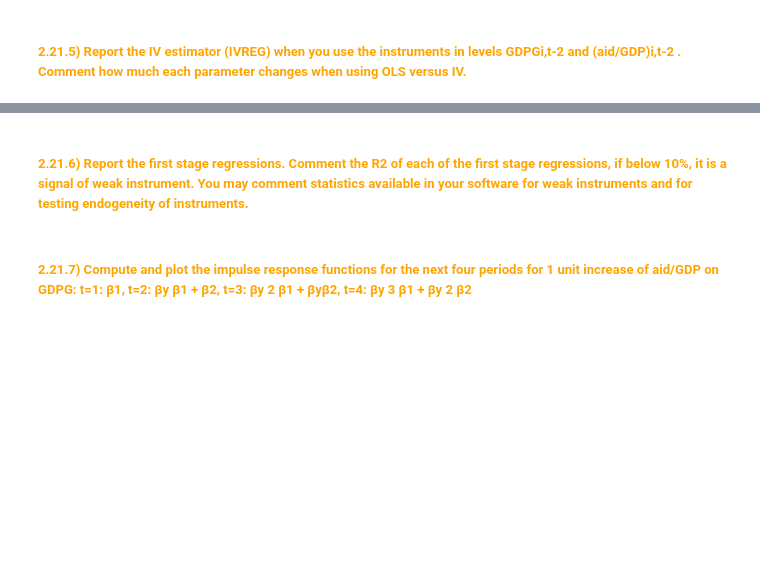
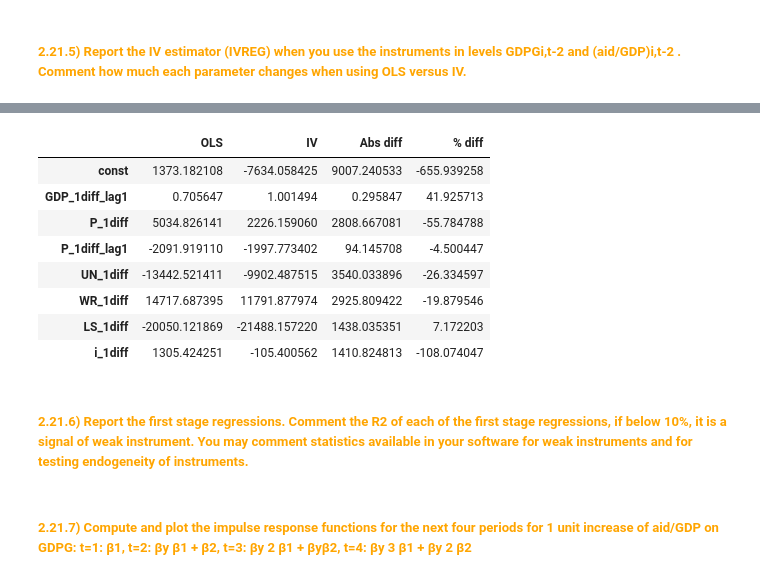
Before and after one commit to EliaLand/VAR_MonetaryPolicy_FunctionalIncome, a Jupyter notebook: PDE_codefile_part2.ipynb, the cells around one changed output, grey strips where cells are left out. Saved outputs shown, nothing was run; the diff lists cells and outputs as text; code cells hidden in the pictures; blank space fills up the shorter version.

```diff
--- a/PDE_codefile_part2.ipynb
+++ b/PDE_codefile_part2.ipynb
@@ -987,3 +1043,34 @@ strong multicollinearity or other numerical problems.
+# %%
+# Parameters Deviation between OLS (benchmark) and IV (AH-derived model)
+# (!!!) How much parameters change between OLS (benchmark) and IV (a la AH)
+# //////
+# Set-Up
+# //////
+ols_params = ols.params
+iv_params = iv.params
+common = ols_params.index.intersection(iv_params.index)
+
+# //////////
+# Comparison
+# //////////
+comp = pd.DataFrame({
+    "OLS": ols_params.loc[common],
+    "IV": iv_params.loc[common],
+})
+# (!!!) To be manually computed
+comp["Abs diff"] = (comp["IV"] - comp["OLS"]).abs()
+comp["% diff"] = 100 * (comp["IV"] - comp["OLS"]) / comp["OLS"]
+comp
+# %% [output]
+|  | OLS | IV | Abs diff | % diff |
+| const | 1373.182108 | -7634.058425 | 9007.240533 | -655.939258 |
+| GDP_1diff_lag1 | 0.705647 | 1.001494 | 0.295847 | 41.925713 |
+| P_1diff | 5034.826141 | 2226.159060 | 2808.667081 | -55.784788 |
+| P_1diff_lag1 | -2091.919110 | -1997.773402 | 94.145708 | -4.500447 |
+| UN_1diff | -13442.521411 | -9902.487515 | 3540.033896 | -26.334597 |
+| WR_1diff | 14717.687395 | 11791.877974 | 2925.809422 | -19.879546 |
+| LS_1diff | -20050.121869 | -21488.157220 | 1438.035351 | 7.172203 |
+| i_1diff | 1305.424251 | -105.400562 | 1410.824813 | -108.074047 |
 # %% [markdown]
 ##### <span style="color: orange"> **2.21.6) Report the first stage regressions. Comment the R2 of each of the first stage regressions, if below 10%, it is a signal of weak instrument. You may comment statistics available in your software for weak instruments and for testing endogeneity of instruments.** </span>
 # %% [markdown]
```
Also changed, not shown: parts of 10 cells of this notebook.
